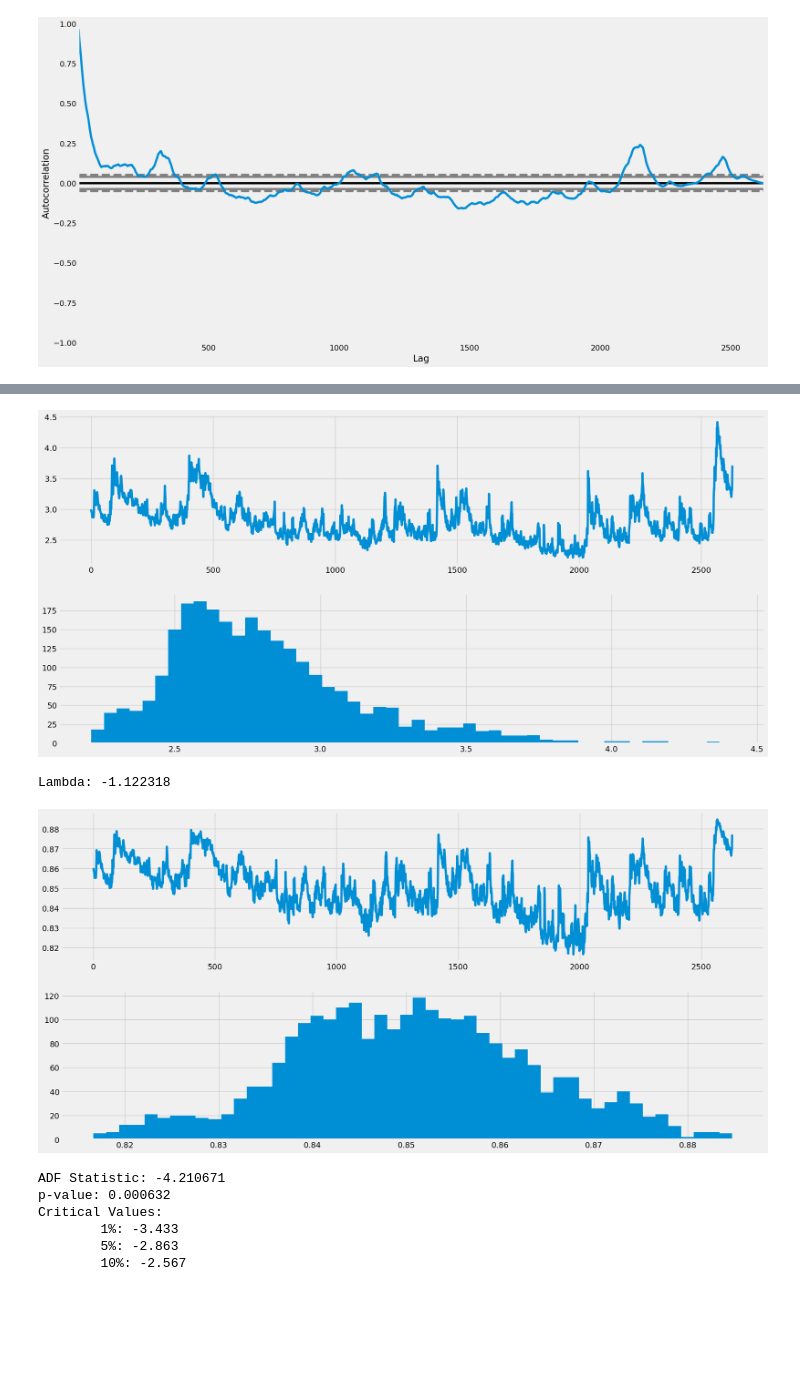
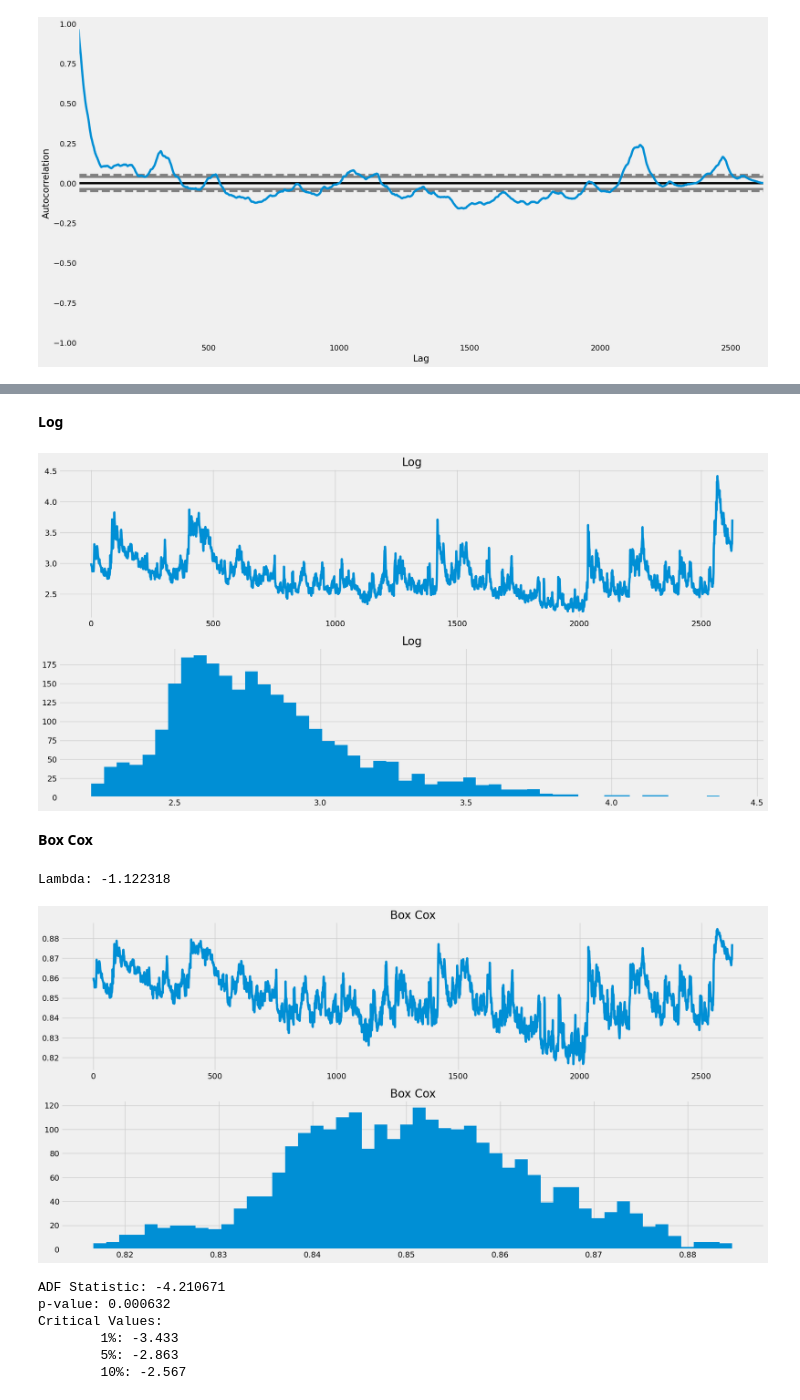
Before and after one commit to mikedshadow/Capstone-3, a Jupyter notebook: Notebooks/Wrangle-2.ipynb, the cells around one changed output, grey strips where cells are left out. Drawn from its saved outputs; the diff is of its cells as text; code cells hidden in the pictures; blank space fills up the shorter version.

```diff
--- a/Notebooks/Wrangle-2.ipynb
+++ b/Notebooks/Wrangle-2.ipynb
@@ -31,6 +33,10 @@ First look at the data.
 # %%
-df = pd.read_csv('df5.csv', index_col=0)
+df = pd.read_csv(r"C:\Users\micha\Documents\Springboard\Capstone-3\Data\df5.csv", index_col=0)
+df['Pos_minus_Neg'] = df.Positive - df.Negative
+df['Pos_minus_Neg_pct'] = df.Pos_minus_Neg / df.Total
+df['Neg_pct'] = df.Negative / df.Total
 df.head()
+df.head()
 # %% [output]
 |  | CLOSE | Positive | Negative | Neutral | Total | summed_vader | sentiments | headlines | stocks | date | ... |
 | 133 | 20.04 | 52 | 17 | 96 | 165 | 13.7954 | ['Positive', ' Neutral', ' Neutra... | Gold Gains Traction (GLD, GDX, IA... | ['ABX', ' ACTG', ' AEIS', ' AEO',... | 2010-01-04 | ... |
@@ -139,3 +149,5 @@ plt.show()
+# %% [markdown]
+**Log**
 # %%
 dataframe = pd.DataFrame(df['CLOSE'].values)
 dataframe.columns = ['CLOSE']
@@ -144,13 +156,17 @@ dataframe['CLOSE'] = np.log(dataframe['CLOSE'])
 plt.figure(figsize = (20,10))
 # line plot
 plt.subplot(211)
+plt.title("Log")
 plt.plot(dataframe['CLOSE'])
 # histogram
 plt.subplot(212)
+plt.title("Log")
 plt.hist(dataframe['CLOSE'], bins=50)
 plt.show()
 # %% [output]
-[figure, old version]
+[figure, new version]
+# %% [markdown]
+**Box Cox**
 # %%
 dataframe = pd.DataFrame(df['CLOSE'].values)
 dataframe.columns = ['CLOSE']
@@ -161,14 +177,16 @@ Lambda: -1.122318
 # %%
 plt.figure(figsize = (20,10))
 # line plot
 plt.subplot(211)
+plt.title("Box Cox")
 plt.plot(dataframe['CLOSE'])
 # histogram
 plt.subplot(212)
+plt.title("Box Cox")
 plt.hist(dataframe['CLOSE'], bins=50)
 plt.show()
 # %% [output]
-[figure, old version]
+[figure, new version]
 # %%
 # statistical test  Null hypothesis is that the series is non-stationary
 result = adfuller(df['CLOSE'])
```
Also changed, not shown: parts of 25 cells of this notebook, 2 other files.
